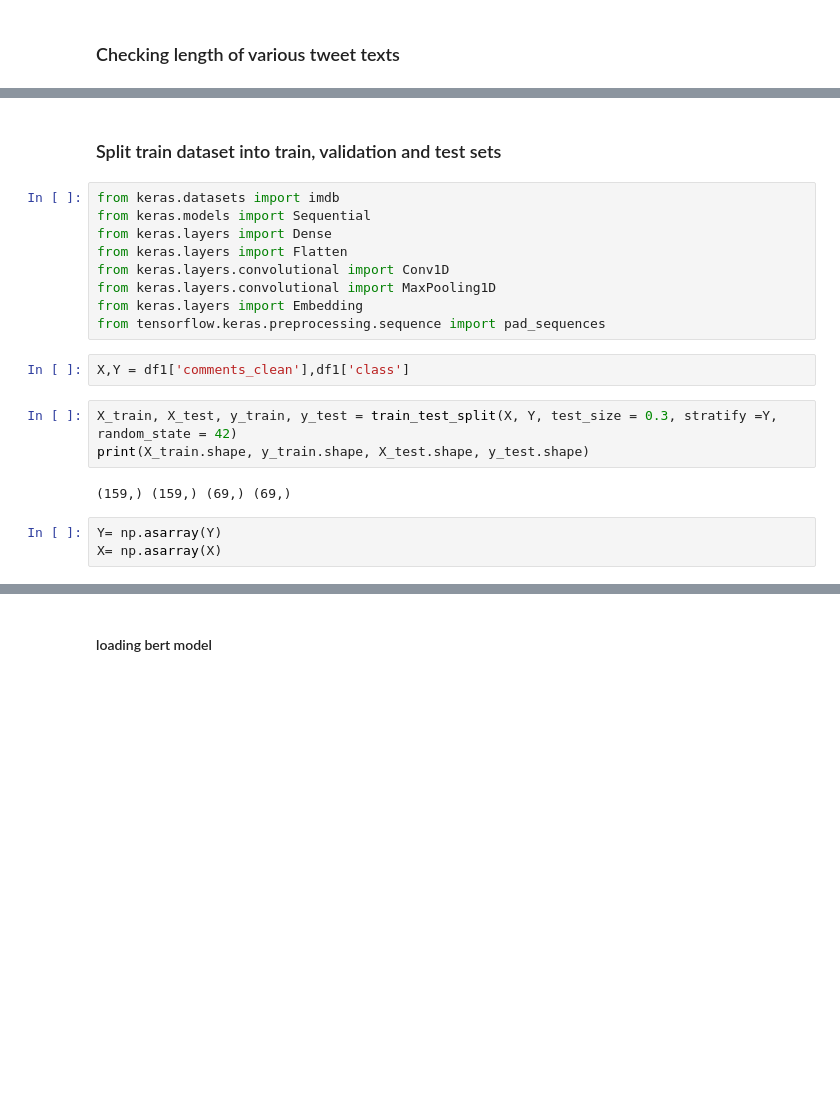
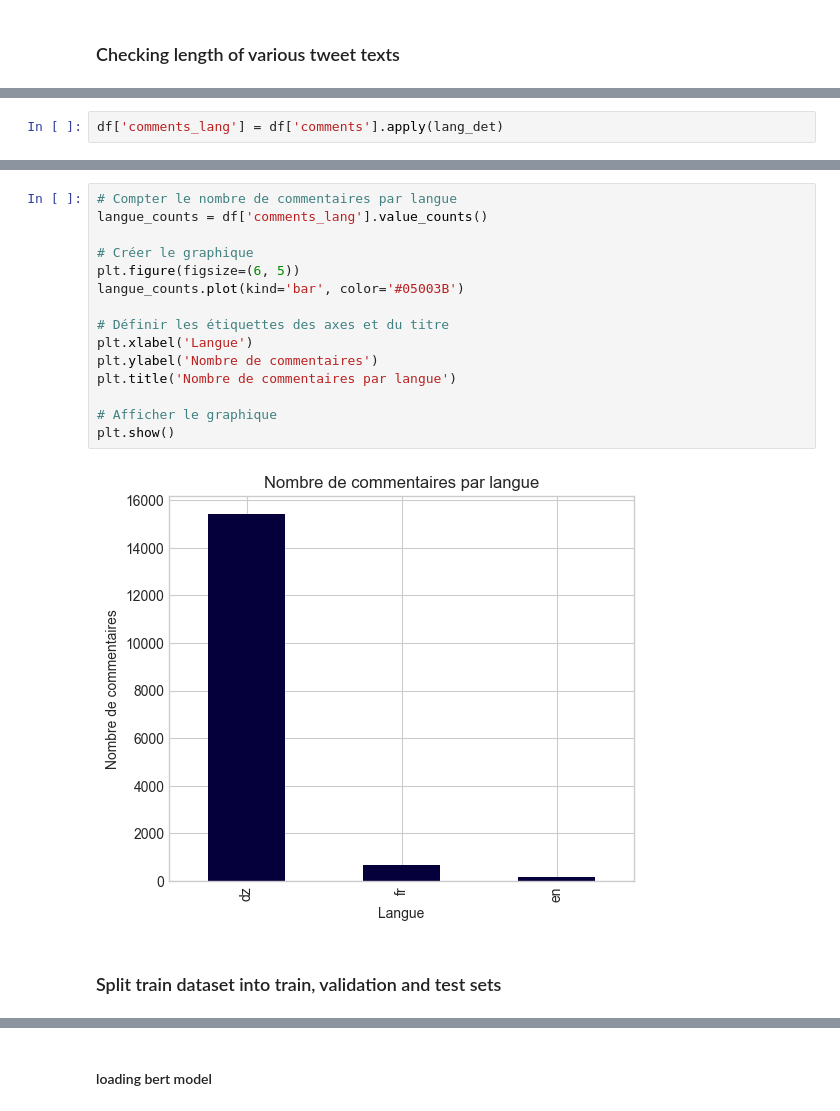
Before and after one commit to alilou2/git-one, a Jupyter notebook: pretraitement.ipynb, the cells around one changed output, grey strips where cells are left out. Drawn from its saved outputs; the diff is of its cells as text; blank space fills up the shorter version.

```diff
--- a/pretraitement.ipynb
+++ b/pretraitement.ipynb
@@ -561,0 +581,2 @@ plt.show()
+# %%
+df['comments_lang'] = df['comments'].apply(lang_det)
@@ -562,21 +590,19 @@ plt.show()
+# %%
+# Compter le nombre de commentaires par langue
+langue_counts = df['comments_lang'].value_counts()
+
+# Créer le graphique
+plt.figure(figsize=(6, 5))
+langue_counts.plot(kind='bar', color='#05003B')
+
+# Définir les étiquettes des axes et du titre
+plt.xlabel('Langue')
+plt.ylabel('Nombre de commentaires')
+plt.title('Nombre de commentaires par langue')
+
+# Afficher le graphique
+plt.show()
+# %% [output]
+[figure, added]
 # %% [markdown]
 ### <span style='font-family:serif'> Split train dataset into train, validation and test sets
-# %%
-from keras.datasets import imdb
-from keras.models import Sequential
-from keras.layers import Dense
-from keras.layers import Flatten
-from keras.layers.convolutional import Conv1D
-from keras.layers.convolutional import MaxPooling1D
-from keras.layers import Embedding
-from tensorflow.keras.preprocessing.sequence import pad_sequences
-# %%
-X,Y = df1['comments_clean'],df1['class']
-# %%
-X_train, X_test, y_train, y_test = train_test_split(X, Y, test_size = 0.3, stratify =Y, random_state = 42)
-print(X_train.shape, y_train.shape, X_test.shape, y_test.shape)
-# %% [output]
-(159,) (159,) (69,) (69,)
-# %%
-Y= np.asarray(Y)
-X= np.asarray(X)
```
Also changed, not shown: parts of 140 cells of this notebook.
